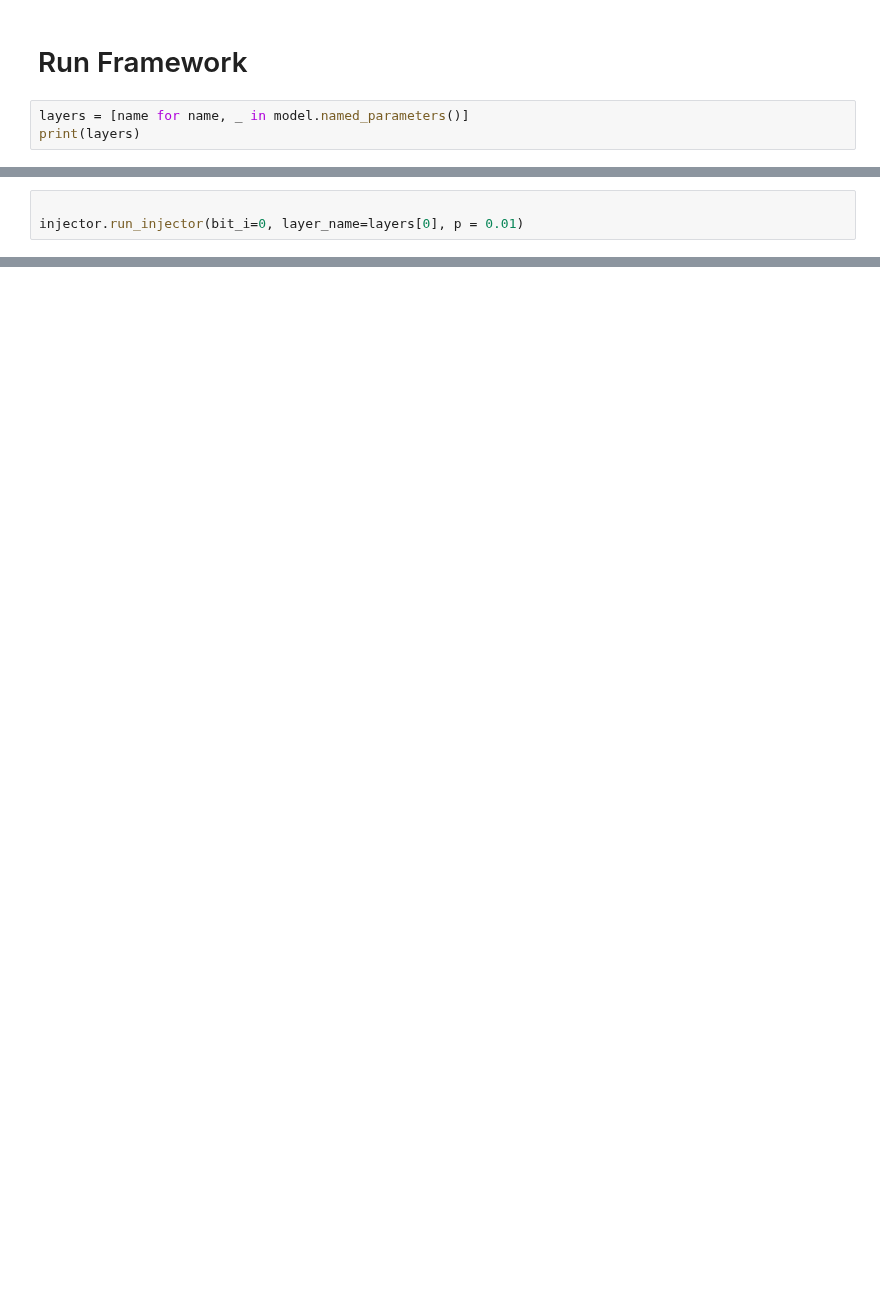
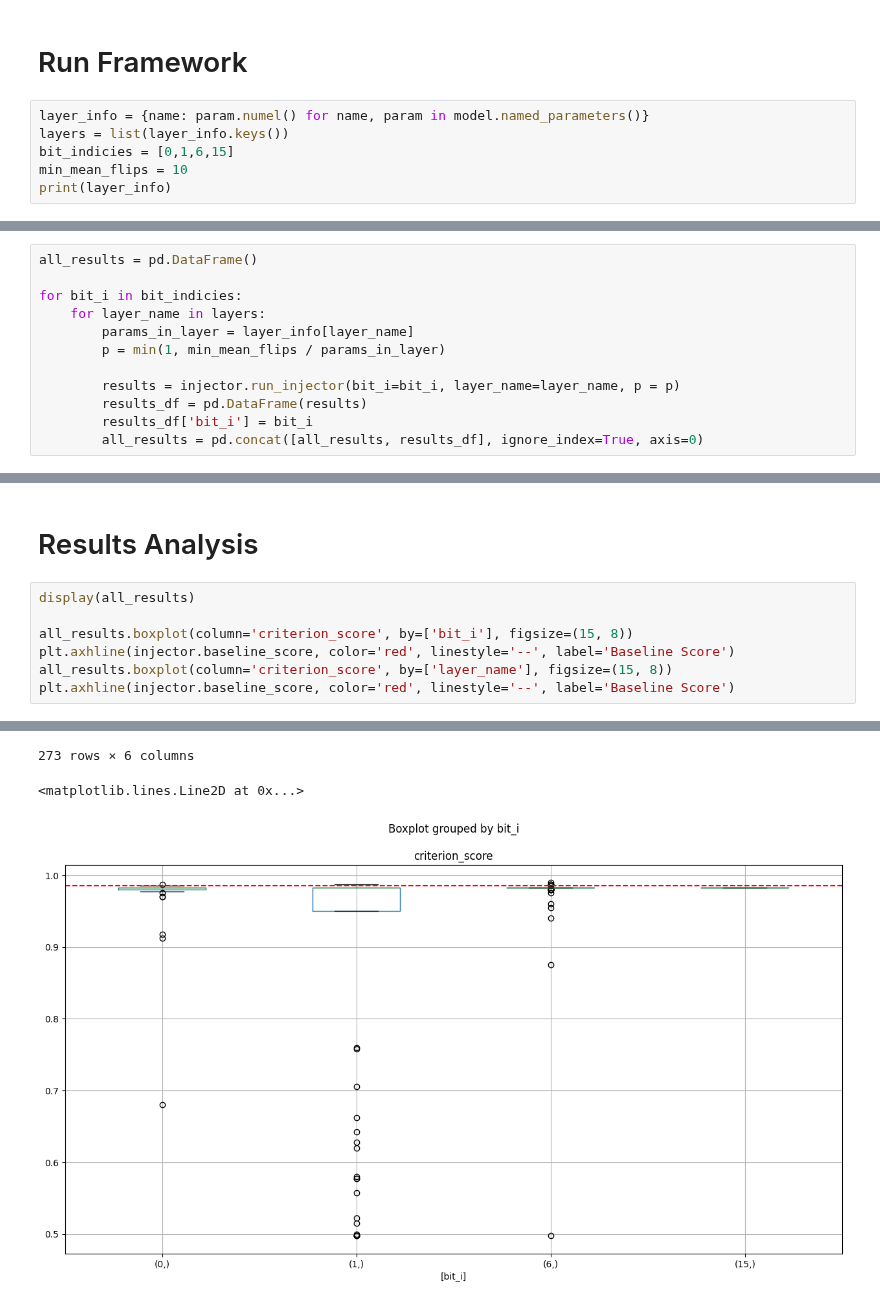
Before and after one commit to wd7512/seu-injection-framework, a Jupyter notebook: examples/shipsnet/notebook.ipynb, the cells around one changed output, grey strips where cells are left out. Cells and saved outputs as stored; diff of their text form; blank space fills up the shorter version.

```diff
--- a/examples/shipsnet/notebook.ipynb
+++ b/examples/shipsnet/notebook.ipynb
@@ -157,6 +167,9 @@ Baseline Criterion Score: 0.915
 # %% [markdown]
 # Run Framework
 # %%
-layers = [name for name, _ in model.named_parameters()]
-print(layers)
+layer_info = {name: param.numel() for name, param in model.named_parameters()}
+layers = list(layer_info.keys())
+bit_indicies = [0,1,6,15]
+min_mean_flips = 10
+print(layer_info)
 # %% [output]
@@ -164,3 +177,12 @@ print(layers)
 # %%
+all_results = pd.DataFrame()
 
-injector.run_injector(bit_i=0, layer_name=layers[0], p = 0.01)
+for bit_i in bit_indicies:
+    for layer_name in layers:
+        params_in_layer = layer_info[layer_name]
+        p = min(1, min_mean_flips / params_in_layer)
+
+        results = injector.run_injector(bit_i=bit_i, layer_name=layer_name, p = p)
+        results_df = pd.DataFrame(results)
+        results_df['bit_i'] = bit_i
+        all_results = pd.concat([all_results, results_df], ignore_index=True, axis=0)
@@ -166,0 +203,10 @@ injector.run_injector(bit_i=0, layer_name=layers[0], p = 0.01)
+# %% [markdown]
+# Results Analysis
+# %%
+display(all_results)
+
+all_results.boxplot(column='criterion_score', by=['bit_i'], figsize=(15, 8))
+plt.axhline(injector.baseline_score, color='red', linestyle='--', label='Baseline Score')
+all_results.boxplot(column='criterion_score', by=['layer_name'], figsize=(15, 8))
+plt.axhline(injector.baseline_score, color='red', linestyle='--', label='Baseline Score')
+# %% [output]
@@ -166,0 +225,3 @@ injector.run_injector(bit_i=0, layer_name=layers[0], p = 0.01)
+273 rows × 6 columns
+<matplotlib.lines.Line2D at 0x...>
+[figure, added]
```
Also changed, not shown: parts of 7 cells of this notebook.
